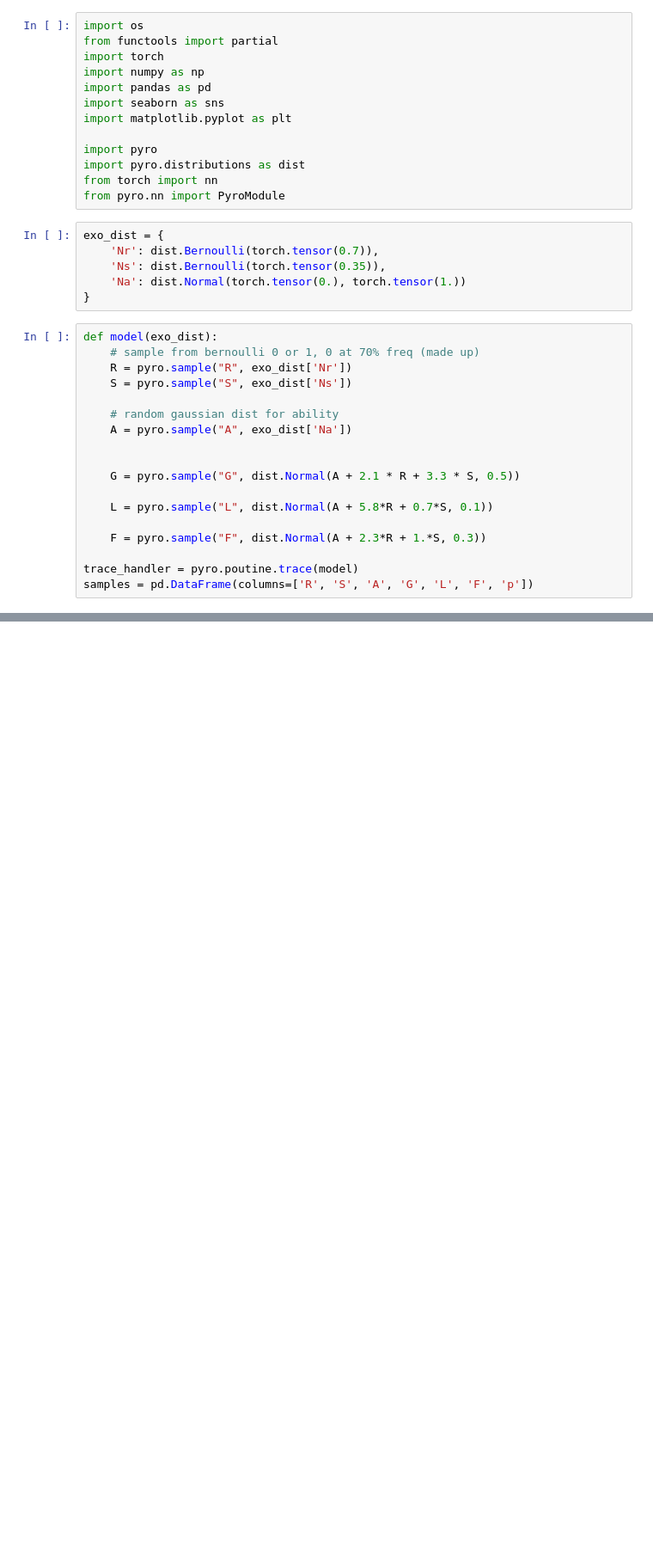
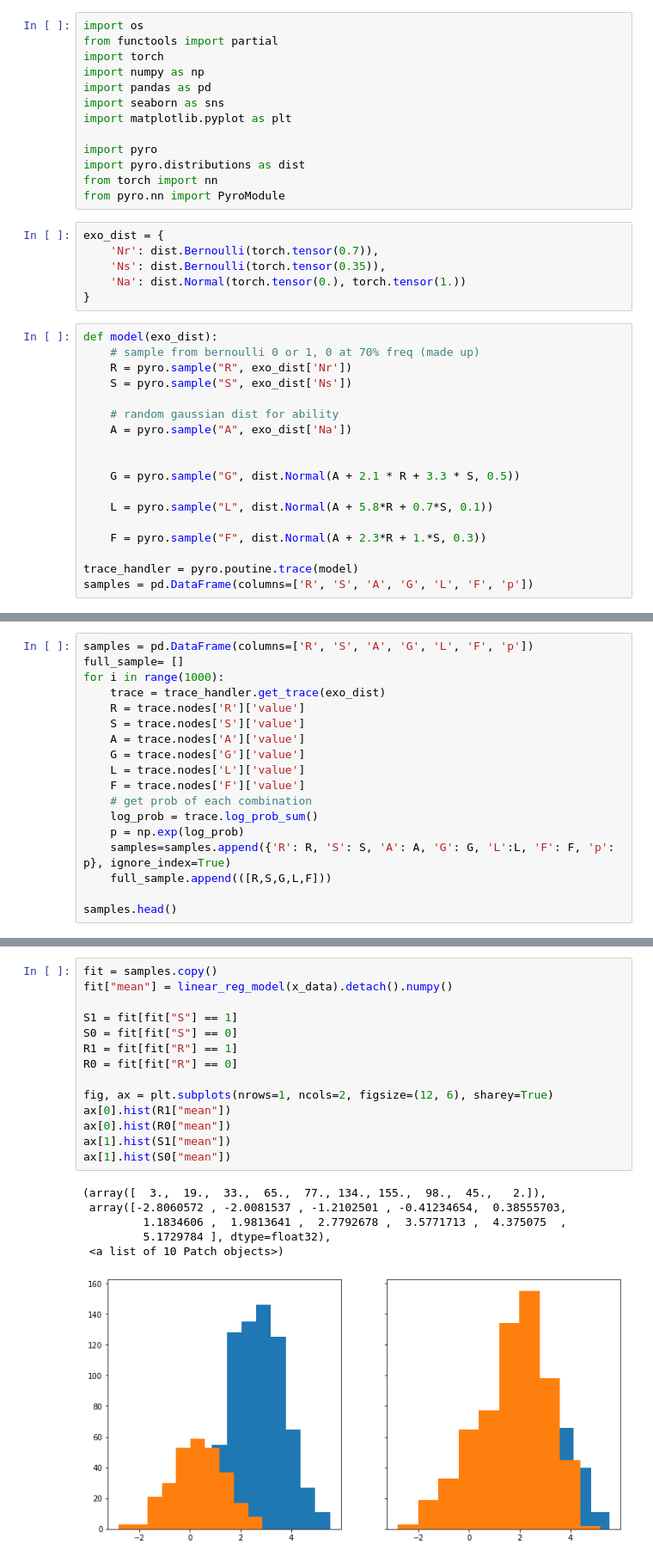
Before and after one commit to Kaaii/CS7290_Fairness_Eval_Project, a Jupyter notebook: Ollie_Project_Unaware.ipynb, the cells around one changed output, grey strips where cells are left out. Shown at 86% size. Drawn from its saved outputs; the diff is of its cells as text; blank space fills up the shorter version.

```diff
--- a/Ollie_Project_Unaware.ipynb
+++ b/Ollie_Project_Unaware.ipynb
@@ -148,0 +158,18 @@ ax[1].hist(S0["mean"])
+# %%
+samples = pd.DataFrame(columns=['R', 'S', 'A', 'G', 'L', 'F', 'p'])
+full_sample= []
+for i in range(1000):
+    trace = trace_handler.get_trace(exo_dist)
+    R = trace.nodes['R']['value']
+    S = trace.nodes['S']['value']
+    A = trace.nodes['A']['value']
+    G = trace.nodes['G']['value']
+    L = trace.nodes['L']['value']
+    F = trace.nodes['F']['value']
+    # get prob of each combination
+    log_prob = trace.log_prob_sum()
+    p = np.exp(log_prob)
+    samples=samples.append({'R': R, 'S': S, 'A': A, 'G': G, 'L':L, 'F': F, 'p': p}, ignore_index=True)
+    full_sample.append(([R,S,G,L,F]))
+
+samples.head()
@@ -148,0 +237,21 @@ ax[1].hist(S0["mean"])
+# %%
+fit = samples.copy()
+fit["mean"] = linear_reg_model(x_data).detach().numpy()
+
+S1 = fit[fit["S"] == 1]
+S0 = fit[fit["S"] == 0]
+R1 = fit[fit["R"] == 1]
+R0 = fit[fit["R"] == 0]
+
+fig, ax = plt.subplots(nrows=1, ncols=2, figsize=(12, 6), sharey=True)
+ax[0].hist(R1["mean"])
+ax[0].hist(R0["mean"])
+ax[1].hist(S1["mean"])
+ax[1].hist(S0["mean"])
+# %% [output]
+(array([  3.,  19.,  33.,  65.,  77., 134., 155.,  98.,  45.,   2.]),
+ array([-2.8060572 , -2.0081537 , -1.2102501 , -0.41234654,  0.38555703,
+         1.1834606 ,  1.9813641 ,  2.7792678 ,  3.5771713 ,  4.375075  ,
+         5.1729784 ], dtype=float32),
+ <a list of 10 Patch objects>)
+[figure, added]
```
Also changed, not shown: parts of 11 cells of this notebook.
